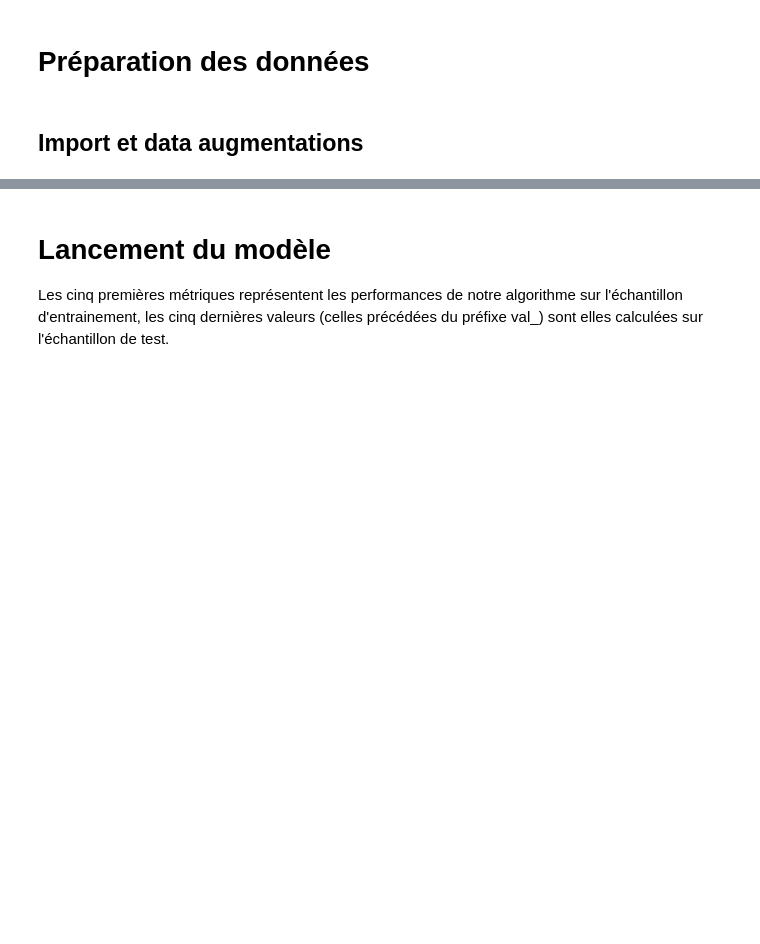
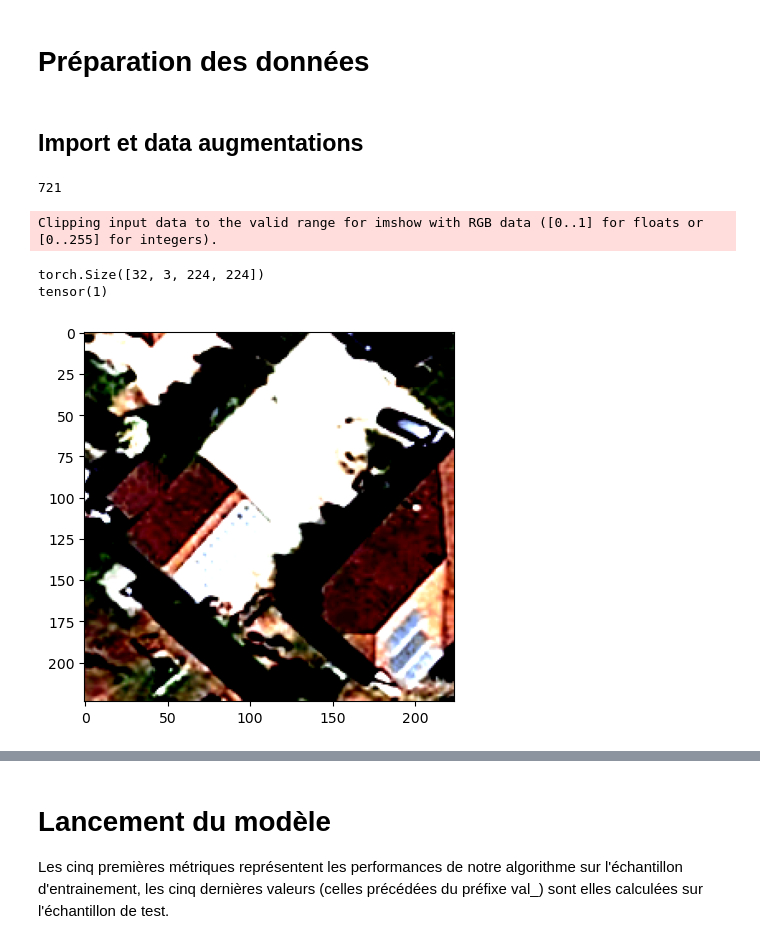
Before and after one commit to Basso42/DeepPVClassification, a Jupyter notebook: ResNet-18 local.ipynb, the cells around one changed output, grey strips where cells are left out. Saved outputs shown, nothing was run; the diff lists cells and outputs as text; code cells hidden in the pictures; blank space fills up the shorter version.

```diff
--- a/ResNet-18 local.ipynb
+++ b/ResNet-18 local.ipynb
@@ -50,28 +52,34 @@ print("Ecart-type par channel: {}".format(std_test.tolist()))
 # %%
 transformed_train_dataset  = CustomImageDataset(path_train,"C:/Users/yanis/OneDrive/Documents/Projet Stat/Données/bdappv/google/img/", transform=transforms.Compose([
                                                transforms.Resize(224),
                                                transforms.RandomCrop(190), #On garde environ 75% de l'image
                                                transforms.ColorJitter(brightness=(0.5,1.5),contrast=0,saturation=0,hue=0),                                               transforms.RandomCrop(160),
                                                transforms.Resize(224),
                                                transforms.ToTensor(),
-                                               transforms.Normalize(mean = mean_train.tolist(),
-                                                                    std= std_train.tolist()),
+                                               transforms.Normalize(mean = [0.3492203652858734, 0.3565990626811981, 0.3071053624153137],
+                                                                    std= [0.2003859430551529, 0.18338431417942047, 0.17826561629772186]),
 
                                            ]))
 
 transformed_test_dataset = CustomImageDataset(path_test,"C:/Users/yanis/OneDrive/Documents/Projet Stat/Données/bdappv/google/img/",
                                             transform=transforms.Compose([
                                                transforms.Resize(224),
                                                transforms.ToTensor(),
-                                               transforms.Normalize(mean = mean_test.tolist(),
-                                                                    std= std_test.tolist()),
+                                               transforms.Normalize(mean = [0.3498302698135376, 0.3575190603733063, 0.30798372626304626],
+                                                                    std= [0.20142625272274017, 0.1843339055776596, 0.17957480251789093]),
                                            ]))
 
-train_dataloader_augmente = DataLoader(normalized_train_dataset, batch_size=23045, shuffle=True)
-test_dataloader_augmente = DataLoader(normalize_test_dataset, batch_size=5762, shuffle=True)
+train_dataloader_augmente = DataLoader(transformed_train_dataset, batch_size=32, shuffle=True)
+test_dataloader_augmente = DataLoader(transformed_test_dataset, batch_size=32, shuffle=True)
 
-X_train, Y_train=next(iter(train_dataloader_augmente))
-X_test, Y_test=next(iter(test_dataloader_augmente))
-
-X_train_permute=X_train.permute(0, 2, 3,1)
-X_test_permute=X_test.permute(0, 2, 3,1)
+print(len(train_dataloader_augmente))
+batch = next(iter(train_dataloader_augmente))
+print(batch[0].shape)
+plt.imshow(batch[0][0].permute(1, 2, 0))
+print(batch[1][0])
+# %% [output]
+721
+Clipping input data to the valid range for imshow with RGB data ([0..1] for floats or [0..255] for integers).
+torch.Size([32, 3, 224, 224])
+tensor(1)
+[figure, added]
```
Also changed, not shown: parts of 13 cells of this notebook, 1 other file.
